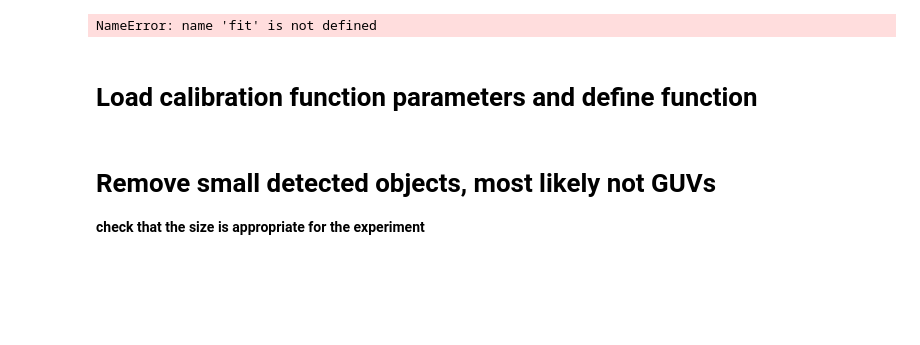
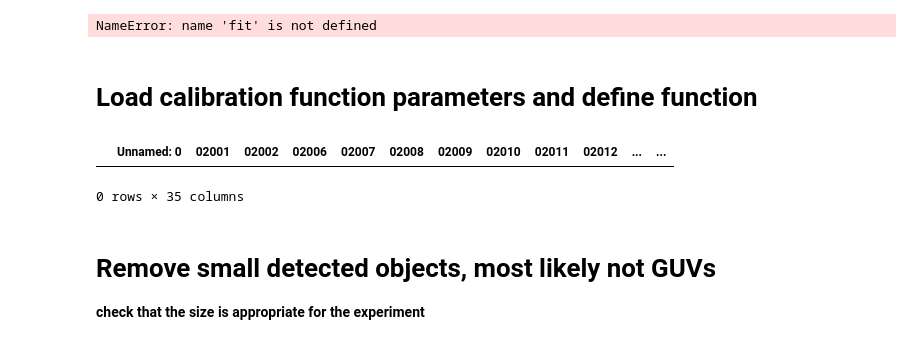
Before and after one commit to mrcsfltchr/IonTransportAnalysis, a Jupyter notebook: FLuxLinearityOmpF.ipynb, the cells around one changed output. Saved outputs shown, nothing was run; the diff lists cells and outputs as text; code cells hidden in the pictures; blank space fills up the shorter version.

```diff
--- a/FLuxLinearityOmpF.ipynb
+++ b/FLuxLinearityOmpF.ipynb
@@ -172,0 +173,5 @@ dfA = pd.read_csv('../KineticsofLeakageOmpF/collatedAabs20210427.csv')
+# %%
+dfI1
+# %% [output]
+|  | Unnamed: 0 | 02001 | 02002 | 02006 | 02007 | 02008 | 02009 | 02010 | 02011 | 02012 | ... | ... |
+0 rows × 35 columns
```
Also changed, not shown: parts of 21 cells of this notebook, 11 other files.
